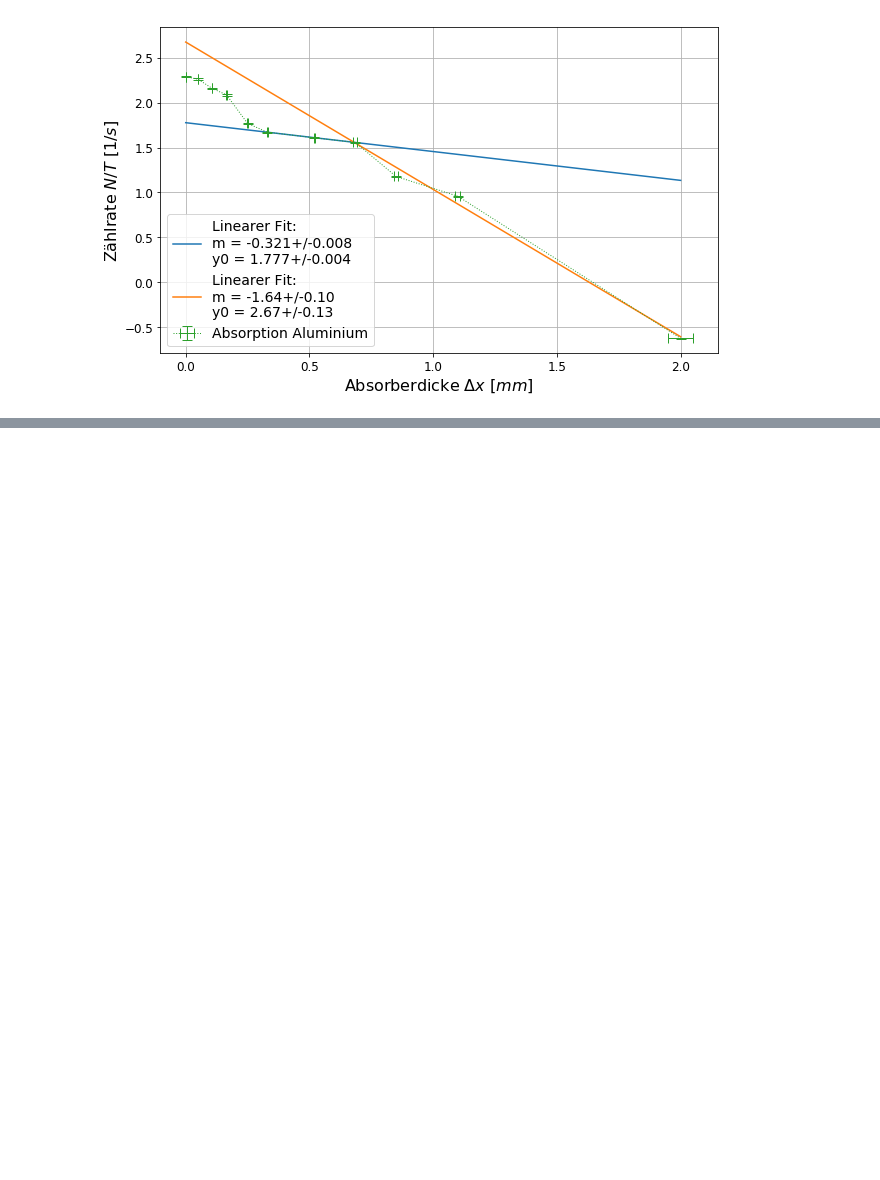
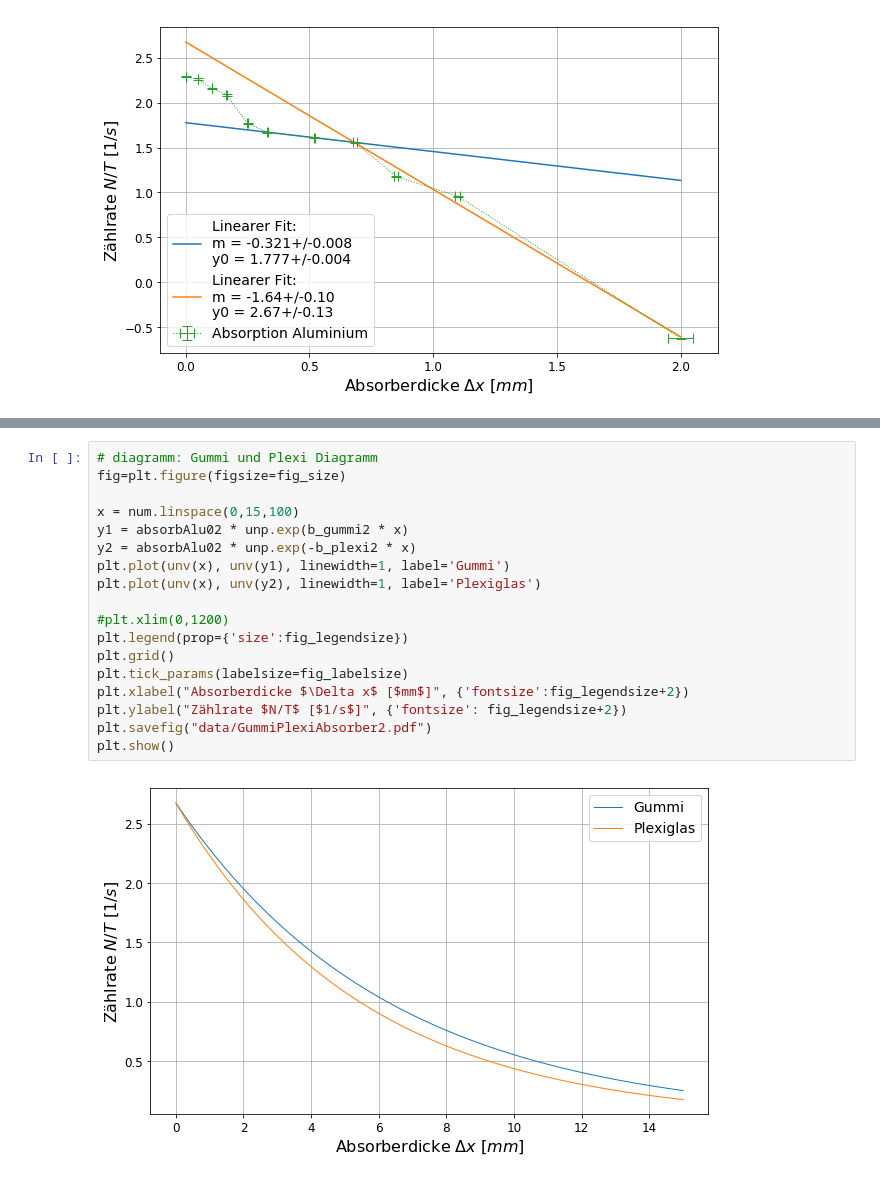
Before and after one commit to dfb159/Studium, a Jupyter notebook: Exp1/Versuchsbericht 14 - A3/11Mi_A3_02_05_2018.ipynb, the cells around one changed output, grey strips where cells are left out. Drawn from its saved outputs; the diff is of its cells as text; blank space fills up the shorter version.

```diff
--- a/Exp1/Versuchsbericht 14 - A3/11Mi_A3_02_05_2018.ipynb
+++ b/Exp1/Versuchsbericht 14 - A3/11Mi_A3_02_05_2018.ipynb
@@ -250,0 +270,20 @@ b1, b2
+# %%
+# diagramm: Gummi und Plexi Diagramm
+fig=plt.figure(figsize=fig_size)
+
+x = num.linspace(0,15,100)
+y1 = absorbAlu02 * unp.exp(b_gummi2 * x)
+y2 = absorbAlu02 * unp.exp(-b_plexi2 * x)
+plt.plot(unv(x), unv(y1), linewidth=1, label='Gummi')
+plt.plot(unv(x), unv(y2), linewidth=1, label='Plexiglas')
+
+#plt.xlim(0,1200)
+plt.legend(prop={'size':fig_legendsize})
+plt.grid()
+plt.tick_params(labelsize=fig_labelsize)
+plt.xlabel("Absorberdicke $\Delta x$ [$mm$]", {'fontsize':fig_legendsize+2})
+plt.ylabel("Zählrate $N/T$ [$1/s$]", {'fontsize': fig_legendsize+2})
+plt.savefig("data/GummiPlexiAbsorber2.pdf")
+plt.show()
+# %% [output]
+[figure, added]
```
Also changed, not shown: parts of 3 cells of this notebook, 5 other files.
